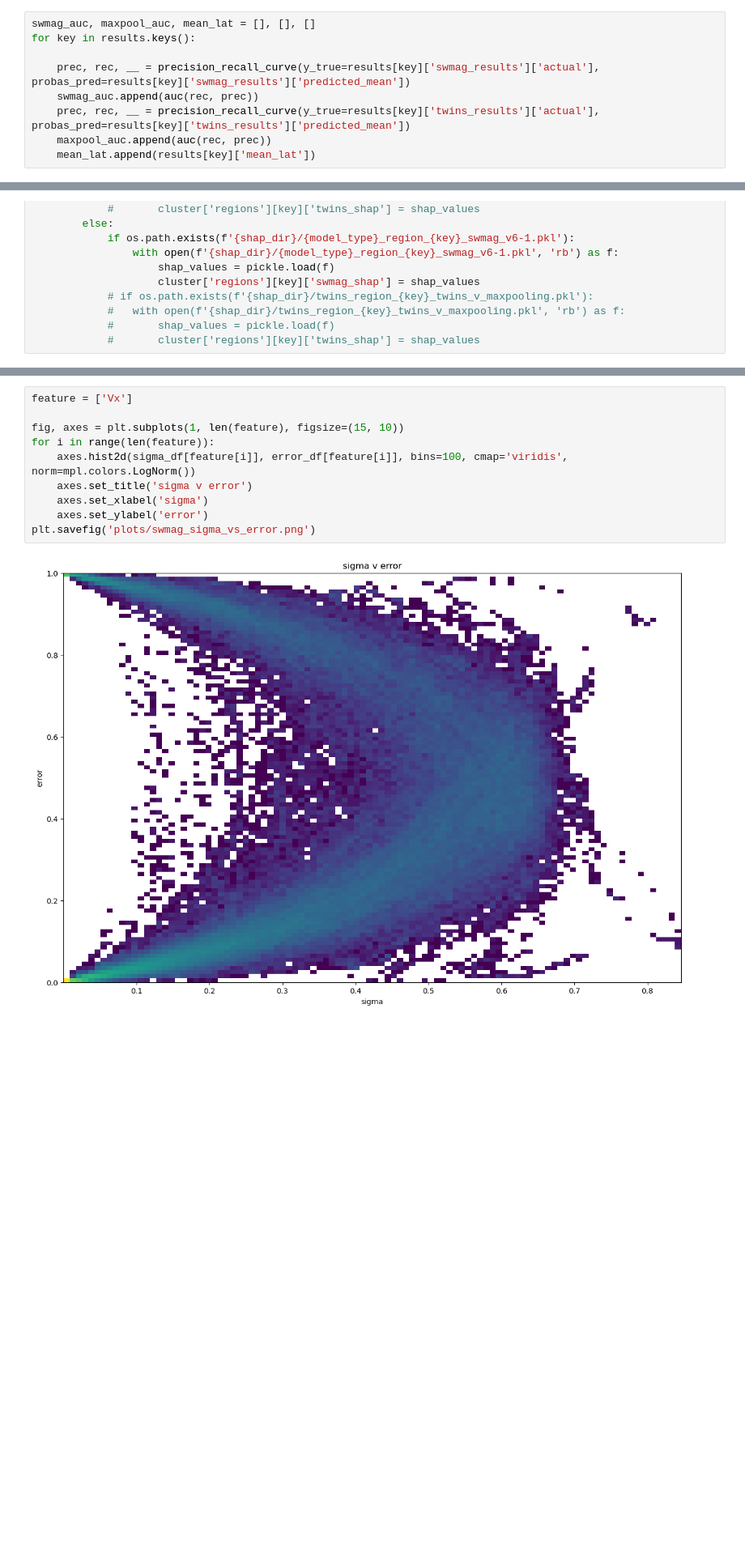
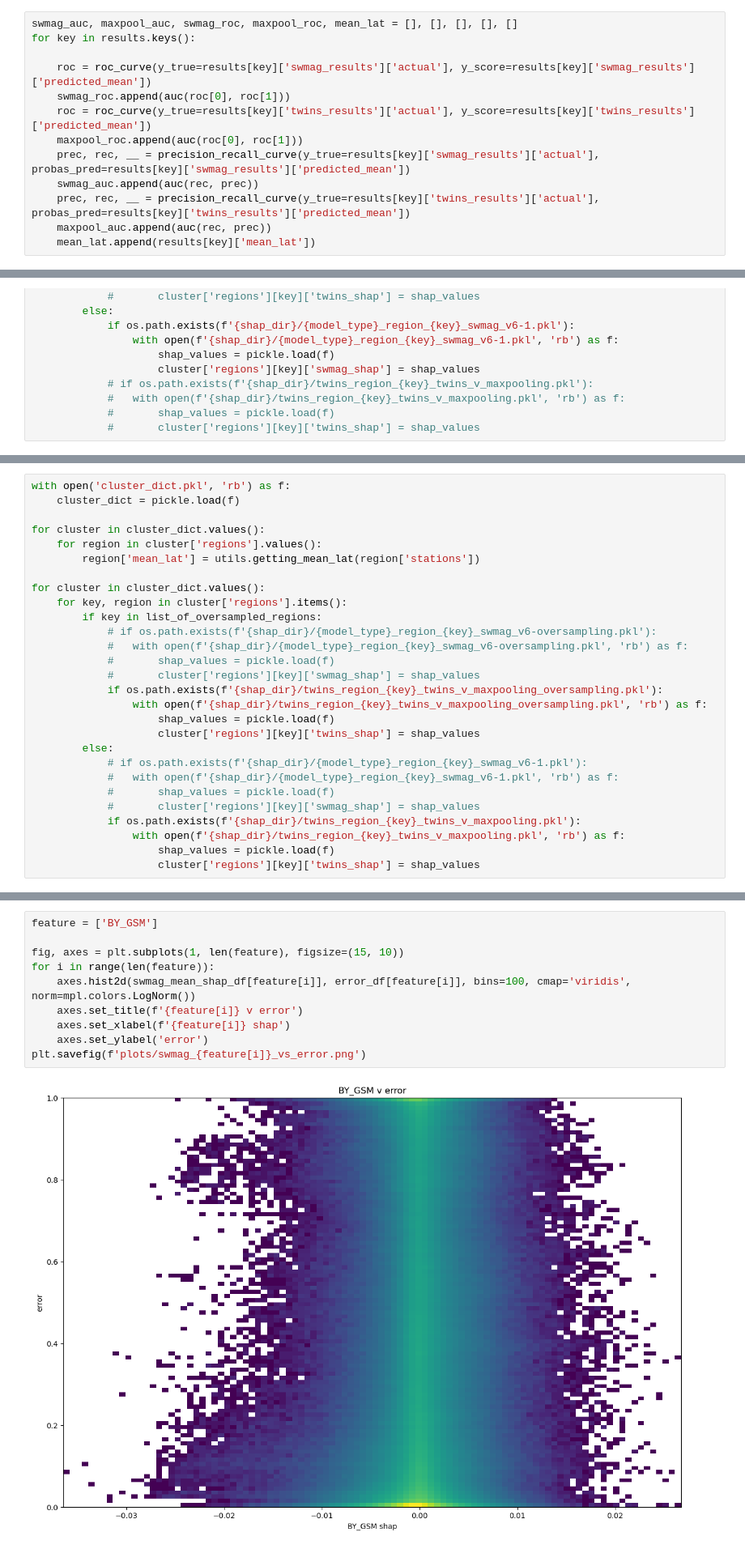
Before and after one commit to mikecoughlan/including_ion_temp_maps, a Jupyter notebook: examining_shap.ipynb, the cells around one changed output, grey strips where cells are left out. Shown at 81% size. Drawn from its saved outputs; the diff is of its cells as text; blank space fills up the shorter version.

```diff
--- a/examining_shap.ipynb
+++ b/examining_shap.ipynb
@@ -62,9 +64,13 @@ Loading station EKP....
 Loading station RAN....
 Loading station BLC....
 # %%
-swmag_auc, maxpool_auc, mean_lat = [], [], []
+swmag_auc, maxpool_auc, swmag_roc, maxpool_roc, mean_lat = [], [], [], [], []
 for key in results.keys():
 
+	roc = roc_curve(y_true=results[key]['swmag_results']['actual'], y_score=results[key]['swmag_results']['predicted_mean'])
+	swmag_roc.append(auc(roc[0], roc[1]))
+	roc = roc_curve(y_true=results[key]['twins_results']['actual'], y_score=results[key]['twins_results']['predicted_mean'])
+	maxpool_roc.append(auc(roc[0], roc[1]))
 	prec, rec, __ = precision_recall_curve(y_true=results[key]['swmag_results']['actual'], probas_pred=results[key]['swmag_results']['predicted_mean'])
 	swmag_auc.append(auc(rec, prec))
 	prec, rec, __ = precision_recall_curve(y_true=results[key]['twins_results']['actual'], probas_pred=results[key]['twins_results']['predicted_mean'])
@@ -274,0 +409,28 @@ error_df = pd.DataFrame(error, columns=shap_values['features'])
+# %%
+with open('cluster_dict.pkl', 'rb') as f:
+	cluster_dict = pickle.load(f)
+
+for cluster in cluster_dict.values():
+	for region in cluster['regions'].values():
+		region['mean_lat'] = utils.getting_mean_lat(region['stations'])
+
+for cluster in cluster_dict.values():
+	for key, region in cluster['regions'].items():
+		if key in list_of_oversampled_regions:
+			# if os.path.exists(f'{shap_dir}/{model_type}_region_{key}_swmag_v6-oversampling.pkl'):
+			# 	with open(f'{shap_dir}/{model_type}_region_{key}_swmag_v6-oversampling.pkl', 'rb') as f:
+			# 		shap_values = pickle.load(f)
+			# 		cluster['regions'][key]['swmag_shap'] = shap_values
+			if os.path.exists(f'{shap_dir}/twins_region_{key}_twins_v_maxpooling_oversampling.pkl'):
+				with open(f'{shap_dir}/twins_region_{key}_twins_v_maxpooling_oversampling.pkl', 'rb') as f:
+					shap_values = pickle.load(f)
+					cluster['regions'][key]['twins_shap'] = shap_values
+		else:
+			# if os.path.exists(f'{shap_dir}/{model_type}_region_{key}_swmag_v6-1.pkl'):
+			# 	with open(f'{shap_dir}/{model_type}_region_{key}_swmag_v6-1.pkl', 'rb') as f:
+			# 		shap_values = pickle.load(f)
+			# 		cluster['regions'][key]['swmag_shap'] = shap_values
+			if os.path.exists(f'{shap_dir}/twins_region_{key}_twins_v_maxpooling.pkl'):
+				with open(f'{shap_dir}/twins_region_{key}_twins_v_maxpooling.pkl', 'rb') as f:
+					shap_values = pickle.load(f)
+					cluster['regions'][key]['twins_shap'] = shap_values
@@ -275,15 +495,15 @@ error_df = pd.DataFrame(error, columns=shap_values['features'])
 # %%
-feature = ['Vx']
+feature = ['BY_GSM']
 
 fig, axes = plt.subplots(1, len(feature), figsize=(15, 10))
 for i in range(len(feature)):
-	axes.hist2d(sigma_df[feature[i]], error_df[feature[i]], bins=100, cmap='viridis', norm=mpl.colors.LogNorm())
-	axes.set_title('sigma v error')
-	axes.set_xlabel('sigma')
+	axes.hist2d(swmag_mean_shap_df[feature[i]], error_df[feature[i]], bins=100, cmap='viridis', norm=mpl.colors.LogNorm())
+	axes.set_title(f'{feature[i]} v error')
+	axes.set_xlabel(f'{feature[i]} shap')
 	axes.set_ylabel('error')
-plt.savefig('plots/swmag_sigma_vs_error.png')
+plt.savefig(f'plots/swmag_{feature[i]}_vs_error.png')
 # %% [output]
-[figure, old version]
+[figure, new version]
 # %%
 feature = ['dbht_median', 'MAGNITUDE_median']
 
```
Also changed, not shown: parts of 30 cells of this notebook, 6 other files.
